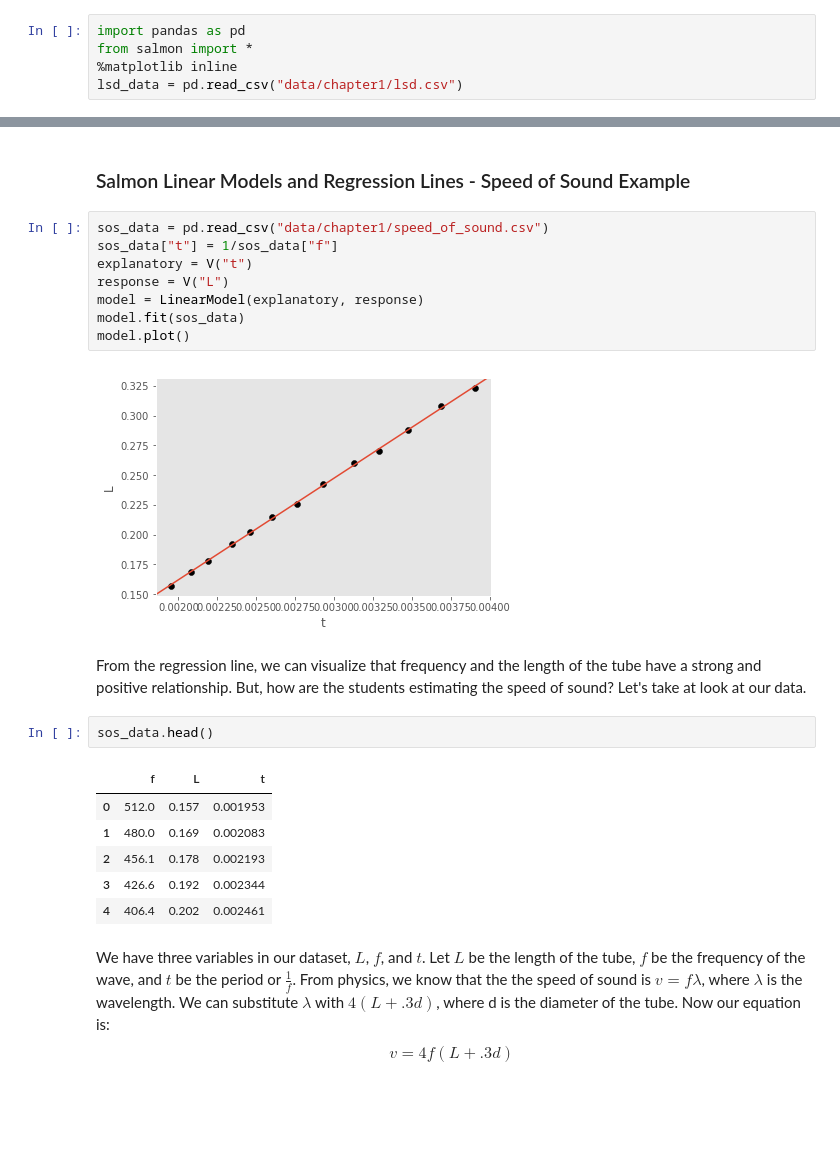
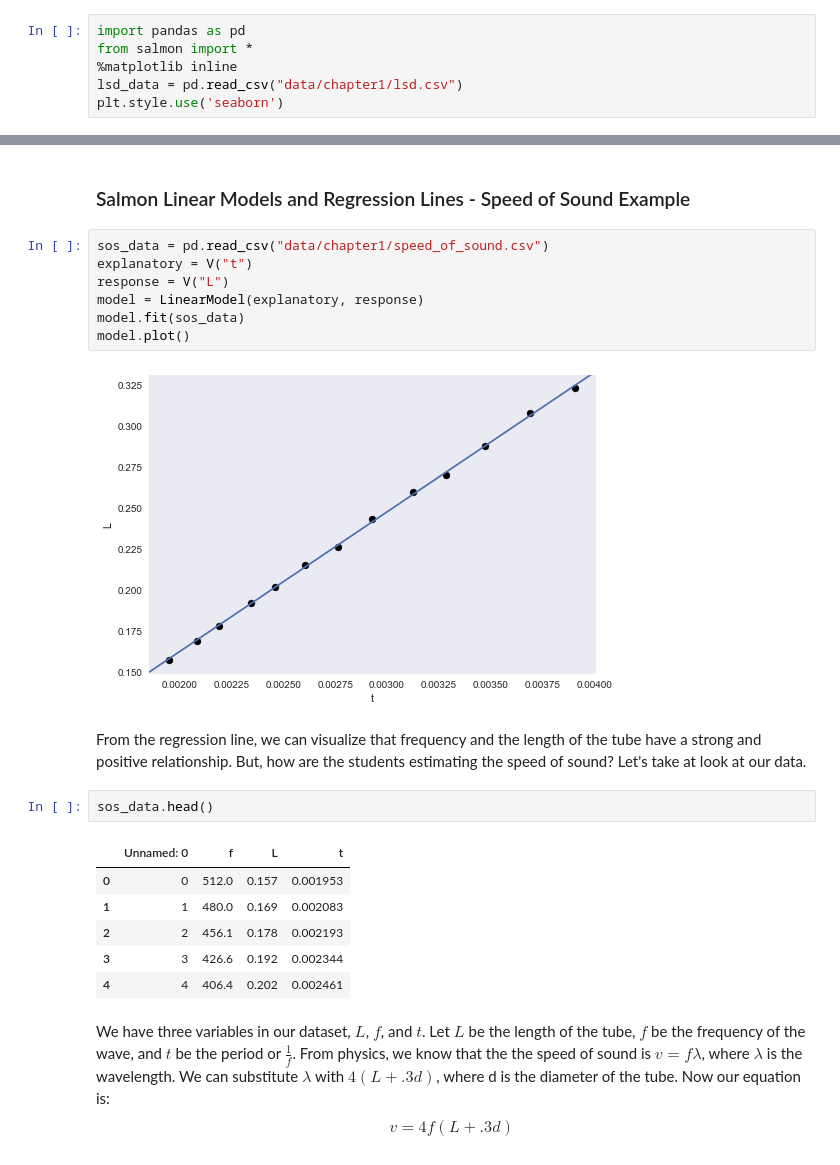
Before and after one commit to nicholasrusso/russoStat400, a Jupyter notebook: chapter1.ipynb, the cells around one changed output, grey strips where cells are left out. Cells and saved outputs as stored; diff of their text form; blank space fills up the shorter version.

```diff
--- a/chapter1.ipynb
+++ b/chapter1.ipynb
@@ -23,5 +23,6 @@ import pandas as pd
 from salmon import *
 %matplotlib inline
 lsd_data = pd.read_csv("data/chapter1/lsd.csv")
+plt.style.use('seaborn')
 # %% [markdown]
 ## Introduction
@@ -164,25 +165,24 @@ A group of students performed an experiment using a plastic tube and a tuning fo
 ### Salmon Linear Models and Regression Lines - Speed of Sound Example
 # %%
 sos_data = pd.read_csv("data/chapter1/speed_of_sound.csv")
-sos_data["t"] = 1/sos_data["f"]
 explanatory = V("t")
 response = V("L")
 model = LinearModel(explanatory, response)
 model.fit(sos_data)
 model.plot()
 # %% [output]
-[figure, old version]
+[figure, new version]
 # %% [markdown]
 From the regression line, we can visualize that frequency and the length of the tube have a strong and positive relationship. But, how are the students estimating the speed of sound? Let's take at look at our data.
 # %%
 sos_data.head()
 # %% [output]
-|  | f | L | t |
-| 0 | 512.0 | 0.157 | 0.001953 |
-| 1 | 480.0 | 0.169 | 0.002083 |
-| 2 | 456.1 | 0.178 | 0.002193 |
-| 3 | 426.6 | 0.192 | 0.002344 |
-| 4 | 406.4 | 0.202 | 0.002461 |
+|  | Unnamed: 0 | f | L | t |
+| 0 | 0 | 512.0 | 0.157 | 0.001953 |
+| 1 | 1 | 480.0 | 0.169 | 0.002083 |
+| 2 | 2 | 456.1 | 0.178 | 0.002193 |
+| 3 | 3 | 426.6 | 0.192 | 0.002344 |
+| 4 | 4 | 406.4 | 0.202 | 0.002461 |
 # %% [markdown]
 We have three variables in our dataset, $L$, $f$, and $t$. Let $L$ be the length of the tube, $f$ be the frequency of the wave, and $t$ be the period or $\frac{1}{f}$. From physics, we know that the the speed of sound is $v = f\lambda$, where $\lambda$ is the wavelength. We can substitute $\lambda$ with $4(L + .3d)$, where d is the diameter of the tube. Now our equation is:
 $$v = 4f(L + .3d)$$
```
Also changed, not shown: parts of 10 cells of this notebook, 13 other files.
